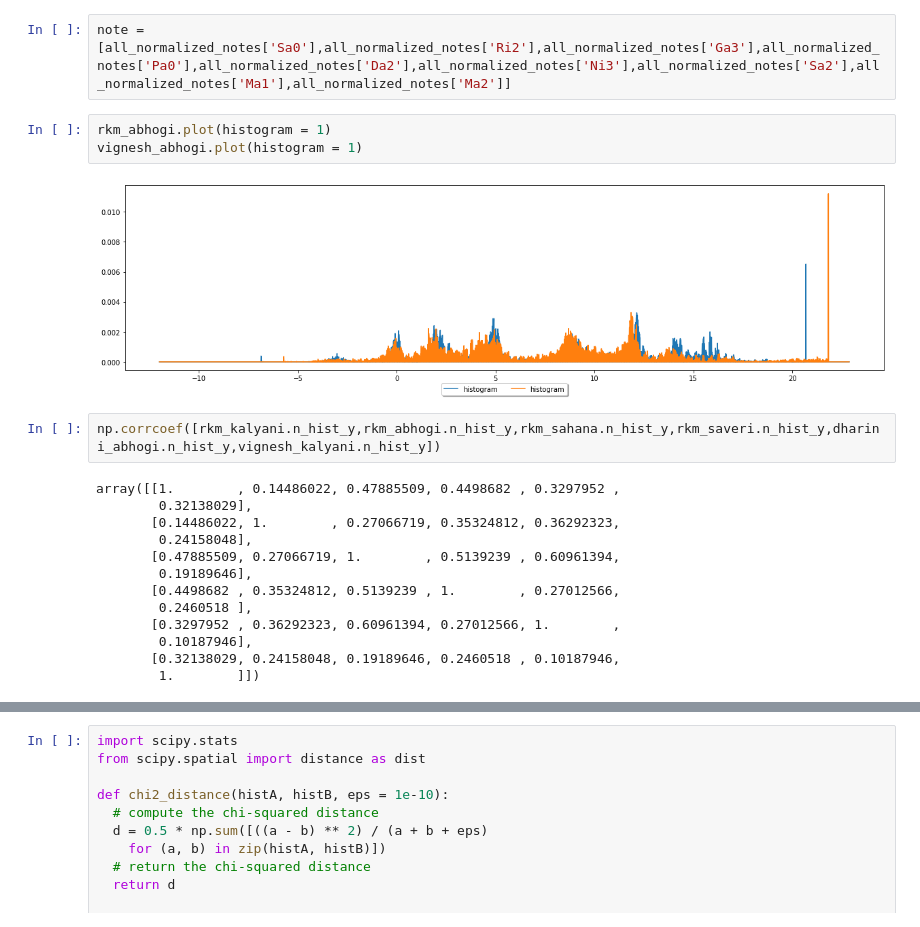
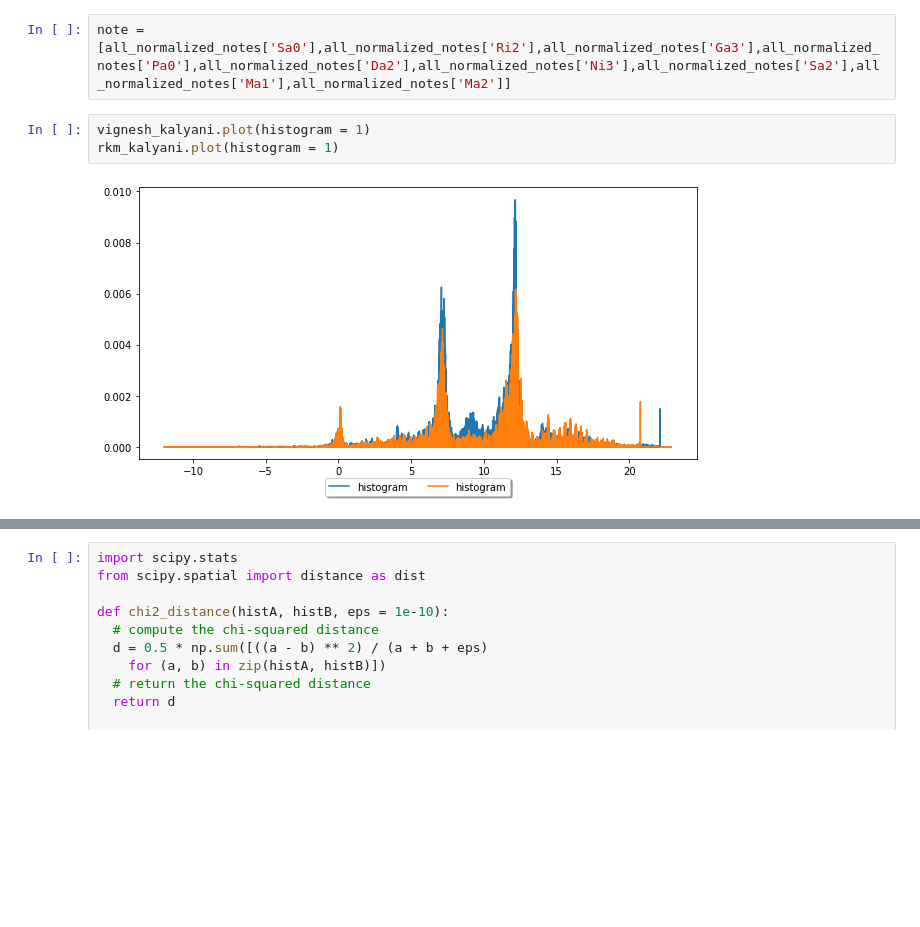
Before and after one commit to Kodhandarama/Audio_Analysis, a Jupyter notebook: pitch_contour.ipynb, the cells around one changed output, grey strips where cells are left out. Cells and saved outputs as stored; diff of their text form; blank space fills up the shorter version.

```diff
--- a/pitch_contour.ipynb
+++ b/pitch_contour.ipynb
@@ -490,22 +676,7 @@ save_features(trichur_kalyani,"trichur_kalyani")
 # %%
 note = [all_normalized_notes['Sa0'],all_normalized_notes['Ri2'],all_normalized_notes['Ga3'],all_normalized_notes['Pa0'],all_normalized_notes['Da2'],all_normalized_notes['Ni3'],all_normalized_notes['Sa2'],all_normalized_notes['Ma1'],all_normalized_notes['Ma2']]
 # %%
-rkm_abhogi.plot(histogram = 1)
-vignesh_abhogi.plot(histogram = 1)
+vignesh_kalyani.plot(histogram = 1)
+rkm_kalyani.plot(histogram = 1)
 # %% [output]
-[figure, old version]
+[figure, new version]
-# %%
-np.corrcoef([rkm_kalyani.n_hist_y,rkm_abhogi.n_hist_y,rkm_sahana.n_hist_y,rkm_saveri.n_hist_y,dharini_abhogi.n_hist_y,vignesh_kalyani.n_hist_y])
-# %% [output]
-array([[1.        , 0.14486022, 0.47885509, 0.4498682 , 0.3297952 ,
-        0.32138029],
-       [0.14486022, 1.        , 0.27066719, 0.35324812, 0.36292323,
-        0.24158048],
-       [0.47885509, 0.27066719, 1.        , 0.5139239 , 0.60961394,
-        0.19189646],
-       [0.4498682 , 0.35324812, 0.5139239 , 1.        , 0.27012566,
-        0.2460518 ],
-       [0.3297952 , 0.36292323, 0.60961394, 0.27012566, 1.        ,
-        0.10187946],
-       [0.32138029, 0.24158048, 0.19189646, 0.2460518 , 0.10187946,
-        1.        ]])
```
Also changed, not shown: parts of 23 cells of this notebook.
